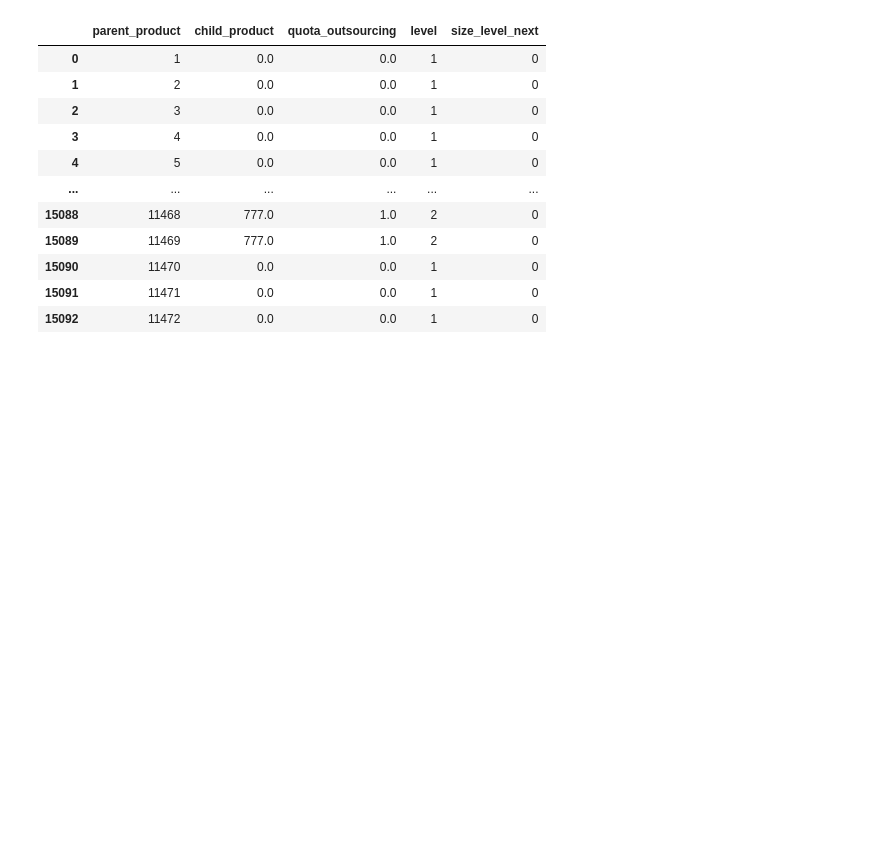
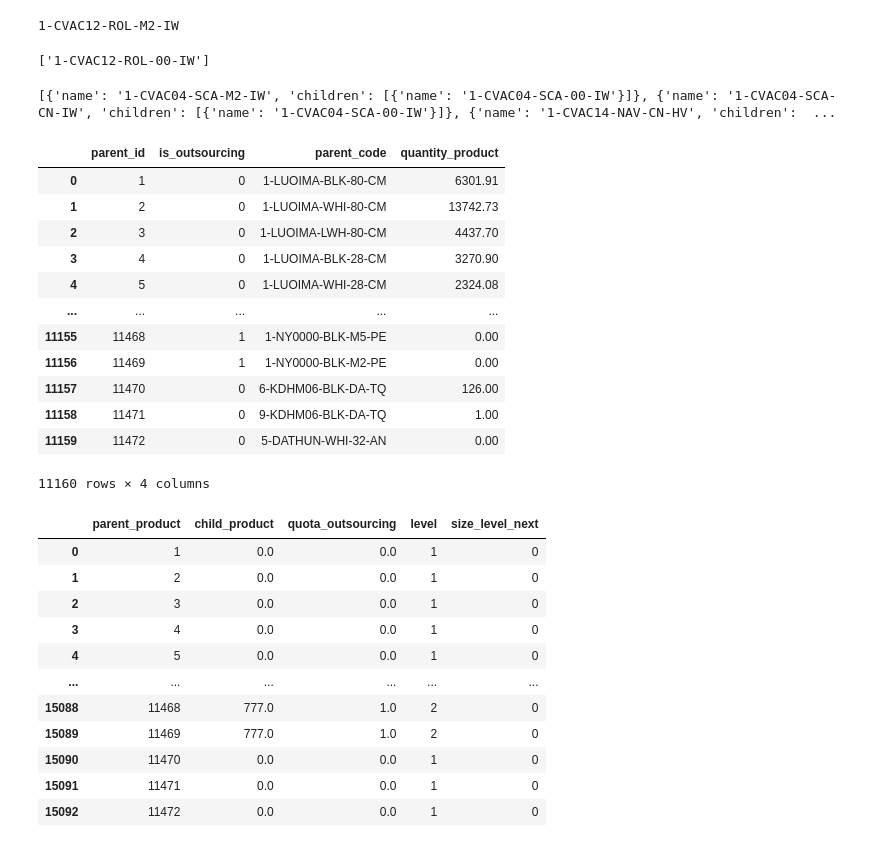
Before and after one commit to Thang1703hrsh/TMSDjango, a Jupyter notebook: getRelationship.ipynb, the cells around one changed output. Drawn from its saved outputs; the diff is of its cells as text; code cells hidden in the pictures; blank space fills up the shorter version.

```diff
--- a/getRelationship.ipynb
+++ b/getRelationship.ipynb
@@ -8,0 +83,9 @@ dfRelationship = pd.read_csv("data_csv/Relationship.csv")
+# %%
+print(node)
+# %% [output]
+1-CVAC12-ROL-M2-IW
+# %%
+a = [x[1] for x in links if x[0] == node]
+print(a)
+# %% [output]
+['1-CVAC12-ROL-00-IW']
@@ -8,0 +138,4 @@ dfRelationship = pd.read_csv("data_csv/Relationship.csv")
+# %%
+print((tree['children']))
+# %% [output]
+[{'name': '1-CVAC04-SCA-M2-IW', 'children': [{'name': '1-CVAC04-SCA-00-IW'}]}, {'name': '1-CVAC04-SCA-CN-IW', 'children': [{'name': '1-CVAC04-SCA-00-IW'}]}, {'name': '1-CVAC14-NAV-CN-HV', 'children':  ...
@@ -9,3 +145,19 @@ dfRelationship = pd.read_csv("data_csv/Relationship.csv")
+# %%
+dfProduct
+# %% [output]
+|  | parent_id | is_outsourcing | parent_code | quantity_product |
+| 0 | 1 | 0 | 1-LUOIMA-BLK-80-CM | 6301.91 |
+| 1 | 2 | 0 | 1-LUOIMA-WHI-80-CM | 13742.73 |
+| 2 | 3 | 0 | 1-LUOIMA-LWH-80-CM | 4437.70 |
+| 3 | 4 | 0 | 1-LUOIMA-BLK-28-CM | 3270.90 |
+| 4 | 5 | 0 | 1-LUOIMA-WHI-28-CM | 2324.08 |
+| ... | ... | ... | ... | ... |
+| 11155 | 11468 | 1 | 1-NY0000-BLK-M5-PE | 0.00 |
+| 11156 | 11469 | 1 | 1-NY0000-BLK-M2-PE | 0.00 |
+| 11157 | 11470 | 0 | 6-KDHM06-BLK-DA-TQ | 126.00 |
+| 11158 | 11471 | 0 | 9-KDHM06-BLK-DA-TQ | 1.00 |
+| 11159 | 11472 | 0 | 5-DATHUN-WHI-32-AN | 0.00 |
+11160 rows × 4 columns
 # %%
 
 def mergeMaterialOrder(dfRelationship, dfProduct, dfOrder):
```
Also changed, not shown: parts of 16 cells of this notebook, 39 other files.
